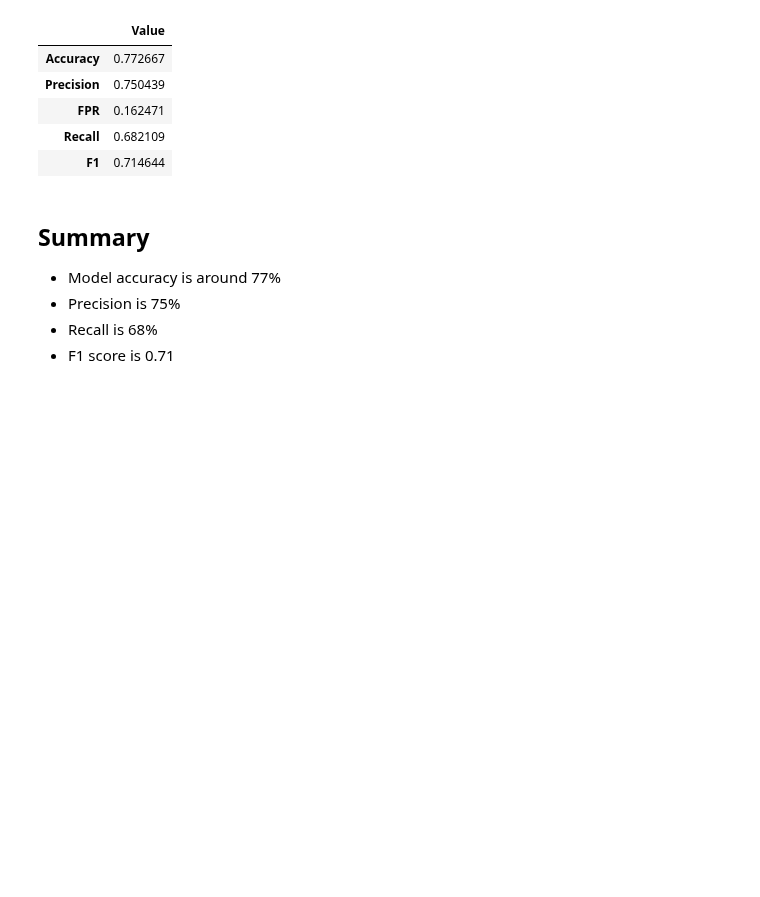
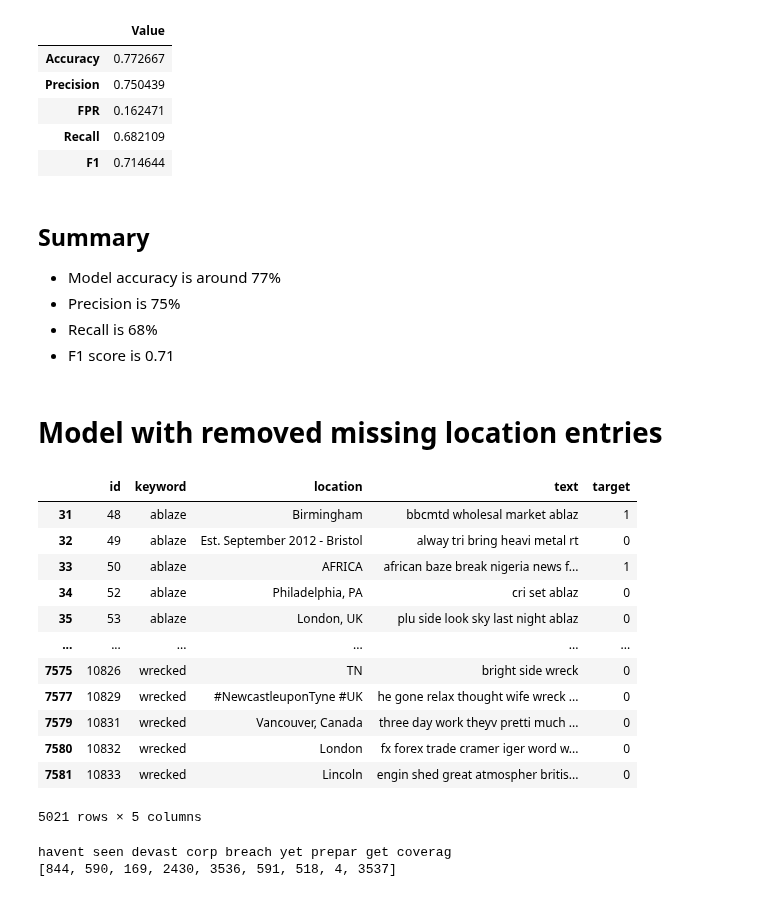
Before and after one commit to TebogoNkomondo/realOrFake, a Jupyter notebook: Keras_Embedding_Layer.ipynb, the cells around one changed output. Cells and saved outputs as stored; diff of their text form; code cells hidden in the pictures; blank space fills up the shorter version.

```diff
--- a/Keras_Embedding_Layer.ipynb
+++ b/Keras_Embedding_Layer.ipynb
@@ -1589,3 +1589,24 @@ results
 - Precision is 75%
 - Recall is 68%
 - F1 score is 0.71
+# %% [markdown]
+# Model with removed missing location entries
+# %%
+# Dropping entries with missing locations
+new_data = modified_data.copy()
+new_data.dropna(subset=['location'], inplace=True)
+new_data
+# %% [output]
+|  | id | keyword | location | text | target |
+| 31 | 48 | ablaze | Birmingham | bbcmtd wholesal market ablaz | 1 |
+| 32 | 49 | ablaze | Est. September 2012 - Bristol | alway tri bring heavi metal rt | 0 |
+| 33 | 50 | ablaze | AFRICA | african baze break nigeria news f... | 1 |
+| 34 | 52 | ablaze | Philadelphia, PA | cri set ablaz | 0 |
+| 35 | 53 | ablaze | London, UK | plu side look sky last night ablaz | 0 |
+| ... | ... | ... | ... | ... | ... |
+| 7575 | 10826 | wrecked | TN | bright side wreck | 0 |
+| 7577 | 10829 | wrecked | #NewcastleuponTyne #UK | he gone relax thought wife wreck ... | 0 |
+| 7579 | 10831 | wrecked | Vancouver, Canada | three day work theyv pretti much ... | 0 |
+| 7580 | 10832 | wrecked | London | fx forex trade cramer iger word w... | 0 |
+| 7581 | 10833 | wrecked | Lincoln | engin shed great atmospher britis... | 0 |
+5021 rows × 5 columns
@@ -1591,0 +1621,25 @@ results
+# %%
+from sklearn.feature_extraction.text import CountVectorizer
+
+vectorizer = CountVectorizer()
+vectorizer.fit(sentences_train)
+
+X_train = vectorizer.transform(sentences_train)
+X_test  = vectorizer.transform(sentences_test)
+X_train
+
+from keras.preprocessing.text import Tokenizer
+
+tokenizer = Tokenizer(num_words=10000)
+tokenizer.fit_on_texts(sentences_train)
+
+X_train = tokenizer.texts_to_sequences(sentences_train)
+X_test = tokenizer.texts_to_sequences(sentences_test)
+
+vocab_size = len(tokenizer.word_index) + 1  # Adding 1 because of reserved 0 index
+
+print(sentences_train[6])
+print(X_train[6])
+# %% [output]
+havent seen devast corp breach yet prepar get coverag
+[844, 590, 169, 2430, 3536, 591, 518, 4, 3537]
```
Also changed, not shown: parts of 17 cells of this notebook, 6 other files.
